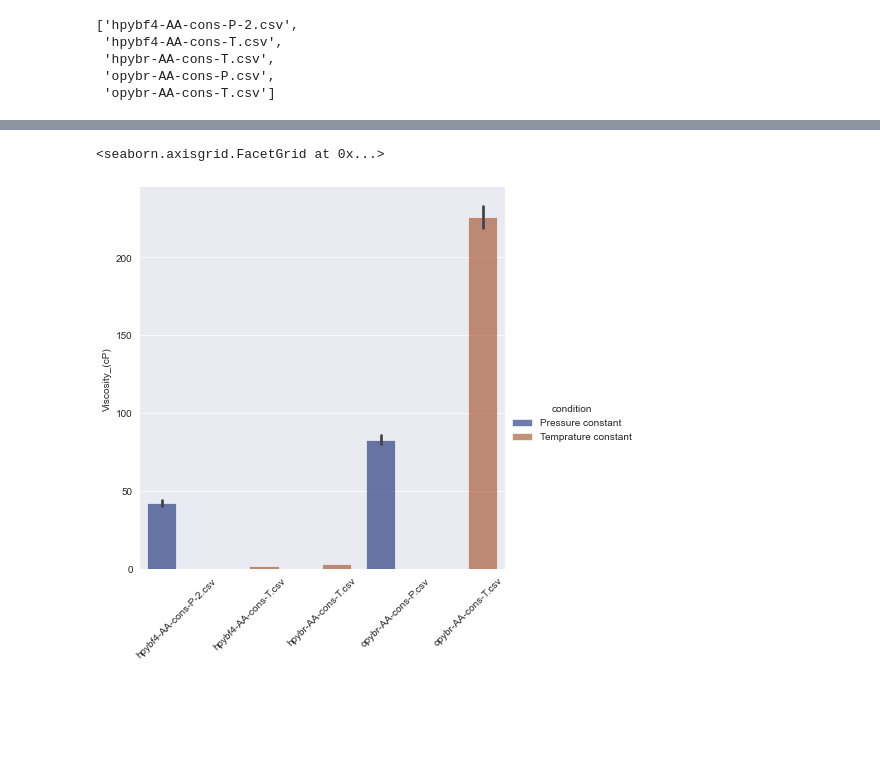
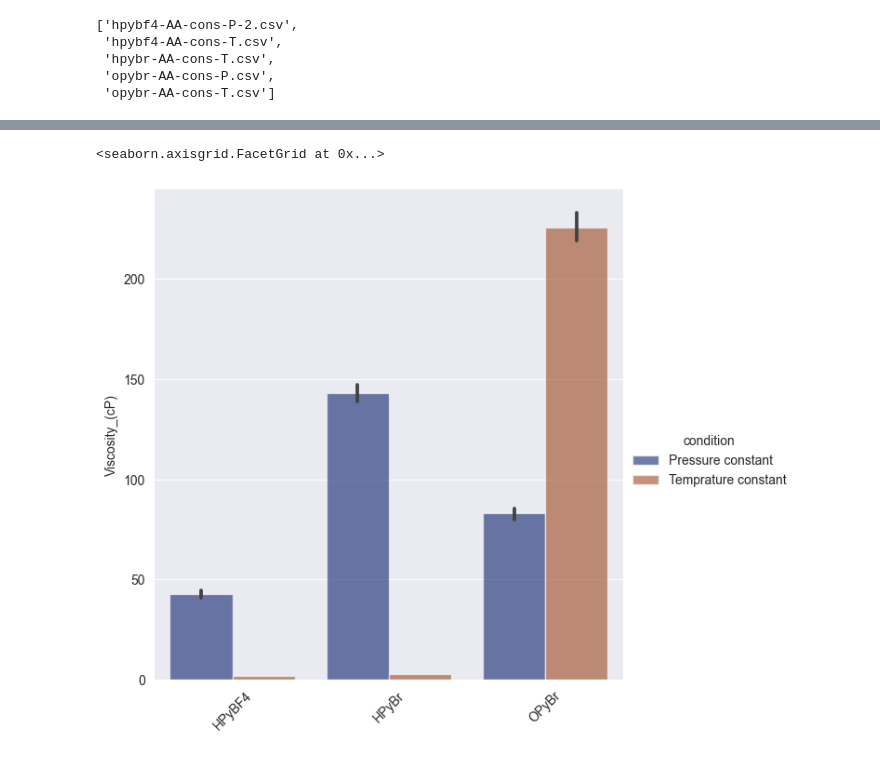
Before and after one commit to Atashnezhad/hpht, a Jupyter notebook: P01.ipynb, the cells around one changed output, grey strips where cells are left out. Cells and saved outputs as stored; diff of their text form; code cells hidden in the pictures; blank space fills up the shorter version.

```diff
--- a/P01.ipynb
+++ b/P01.ipynb
@@ -6,8 +6,6 @@ import os
 import seaborn as sns
 import matplotlib.pyplot as plt
 # %%
-
-
 from typing import List, Dict
 
 
@@ -51,10 +49,16 @@ class ProcessData:
                      return df
               else:
                      keep_cols = [
-                     'Sample Temp_(°F)', 'Pressure_(PSIg)', 'Rotor Speed_(RPM)',
-                            'Shear Rate_(1/s)','Shear Stress_(dyne/cm²)',
-                            'Viscosity_(cP)','Bob Deflection_(deg.)',
-                            'Torque_(dyne-cm)', 'Raw Encoder Value_(cts)'
+                            'Elapsed Time_(hh:mm:ss)',
+                         'Sample Temp_(°F)',
+                            'Pressure_(PSIg)',
+                         'Rotor Speed_(RPM)',
+                            'Shear Rate_(1/s)',
+                         'Shear Stress_(dyne/cm²)',
+                            'Viscosity_(cP)',
+#                          'Bob Deflection_(deg.)',
+#                             'Torque_(dyne-cm)',
+#                          'Raw Encoder Value_(cts)'
                      ]
                      df = df[keep_cols]
                      return df
@@ -134,7 +101,10 @@ list_of_files = [
        'hpybf4-AA-cons-P-2.csv',
        # 'hpybf4-AA-cons-P.csv',
        'hpybf4-AA-cons-T.csv',
+
        'hpybr-AA-cons-T.csv',
+       'hpybr-cons-P.csv',
+
        # 'opybr-AA-cons-P-2.csv',
        'opybr-AA-cons-P.csv',
        'opybr-AA-cons-T.csv'
@@ -206,0 +164,9 @@ array(['Pressure constant', 'Temprature constant'], dtype=object)
+# %%
+# make a new column called ionic liquid. if hpybr then hpybr, if hpybf4 then hpybf4, if opybr then opybr
+final_df["ionic_liquid"] = final_df["dataframe_name"].apply(lambda x: x.split("-")[0])
+ils_map = {
+         "hpybr": "HPyBr",
+         "hpybf4": "HPyBF4",
+         "opybr": "OPyBr"
+}
+final_df["ionic_liquid"] = final_df["ionic_liquid"].map(ils_map)
@@ -404,21 +495,21 @@ sns.pairplot(selected_df, hue="dataframe_name", kind="hist")
 # %%
 import seaborn as sns
 # sns.set_theme(style="whitegrid")
 
 # Draw a nested barplot by species and sex
 g = sns.catplot(
     data=final_df, kind="bar",
-    x="dataframe_name", y="Viscosity_(cP)", hue="condition",
+    x="ionic_liquid", y="Viscosity_(cP)", hue="condition",
      palette="dark", alpha=.6, height=6
 )
 g.despine(left=True)
 g.set_axis_labels("", "Viscosity_(cP)")
 # tilt x label 45 degree
 g.set_xticklabels(rotation=45)
 # g.legend.set_title("")
 # %% [output]
 <seaborn.axisgrid.FacetGrid at 0x...>
-[figure, old version]
+[figure, new version]
 # %%
 import seaborn as sns
 # sns.set_theme(style="whitegrid")
```
Also changed, not shown: parts of 31 cells of this notebook, 1 other file.
